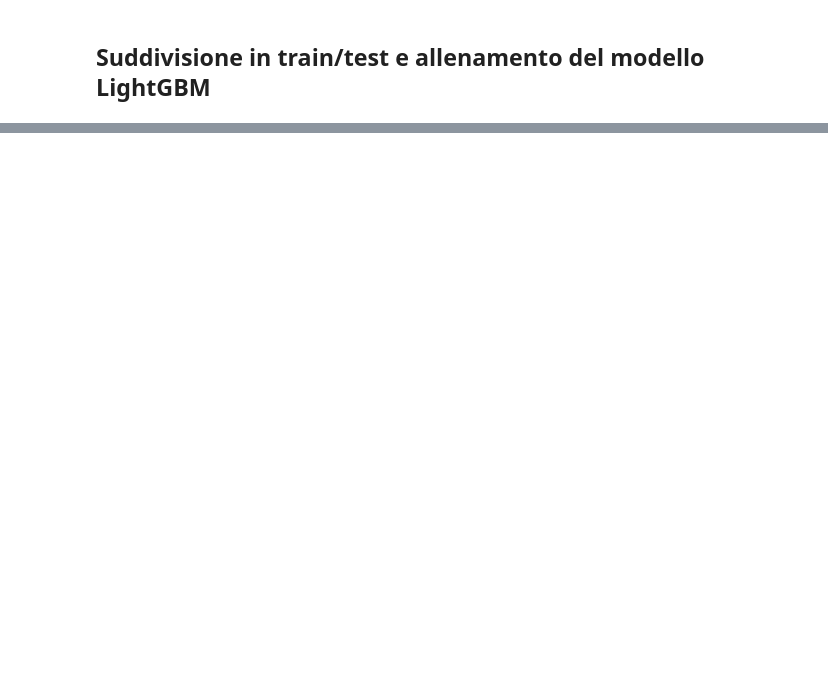
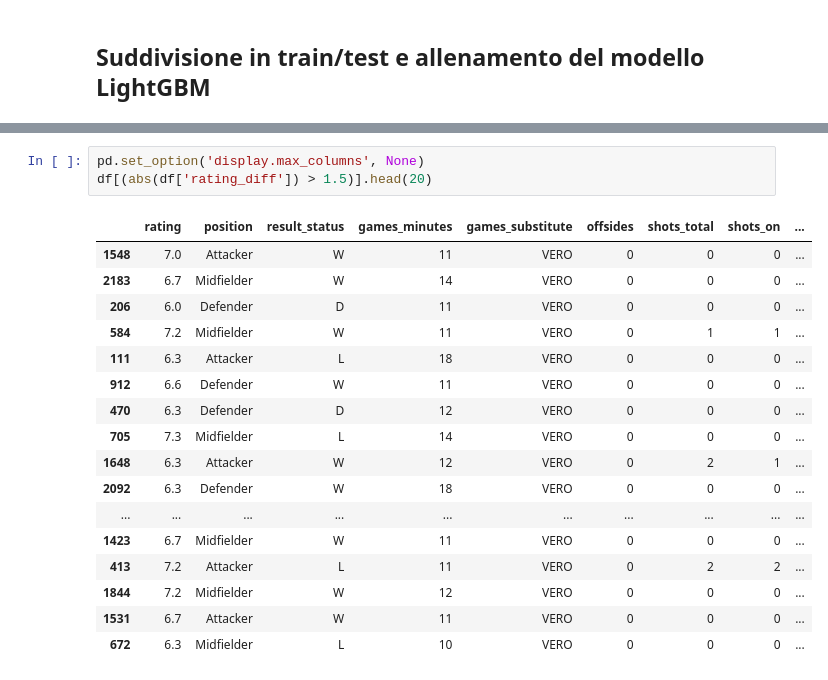
Before and after one commit to FrankMaverick/fantacalcio-rating-optimizer, a Jupyter notebook: 04_solution.ipynb, the cells around one changed output, grey strips where cells are left out. Drawn from its saved outputs; the diff is of its cells as text; blank space fills up the shorter version.

```diff
--- a/04_solution.ipynb
+++ b/04_solution.ipynb
@@ -318,0 +402,21 @@ X_test_filtered.to_csv('./out/rating_predictions.csv', index=False)
+# %%
+pd.set_option('display.max_columns', None)
+df[(abs(df['rating_diff']) > 1.5)].head(20)
+# %% [output]
+|  | rating | position | result_status | games_minutes | games_substitute | offsides | shots_total | shots_on | ... |
+| 1548 | 7.0 | Attacker | W | 11 | VERO | 0 | 0 | 0 | ... |
+| 2183 | 6.7 | Midfielder | W | 14 | VERO | 0 | 0 | 0 | ... |
+| 206 | 6.0 | Defender | D | 11 | VERO | 0 | 0 | 0 | ... |
+| 584 | 7.2 | Midfielder | W | 11 | VERO | 0 | 1 | 1 | ... |
+| 111 | 6.3 | Attacker | L | 18 | VERO | 0 | 0 | 0 | ... |
+| 912 | 6.6 | Defender | W | 11 | VERO | 0 | 0 | 0 | ... |
+| 470 | 6.3 | Defender | D | 12 | VERO | 0 | 0 | 0 | ... |
+| 705 | 7.3 | Midfielder | L | 14 | VERO | 0 | 0 | 0 | ... |
+| 1648 | 6.3 | Attacker | W | 12 | VERO | 0 | 2 | 1 | ... |
+| 2092 | 6.3 | Defender | W | 18 | VERO | 0 | 0 | 0 | ... |
+| ... | ... | ... | ... | ... | ... | ... | ... | ... | ... |
+| 1423 | 6.7 | Midfielder | W | 11 | VERO | 0 | 0 | 0 | ... |
+| 413 | 7.2 | Attacker | L | 11 | VERO | 0 | 2 | 2 | ... |
+| 1844 | 7.2 | Midfielder | W | 12 | VERO | 0 | 0 | 0 | ... |
+| 1531 | 6.7 | Attacker | W | 11 | VERO | 0 | 0 | 0 | ... |
+| 672 | 6.3 | Midfielder | L | 10 | VERO | 0 | 0 | 0 | ... |
```
Also changed, not shown: parts of 16 cells of this notebook, 3 other files.
